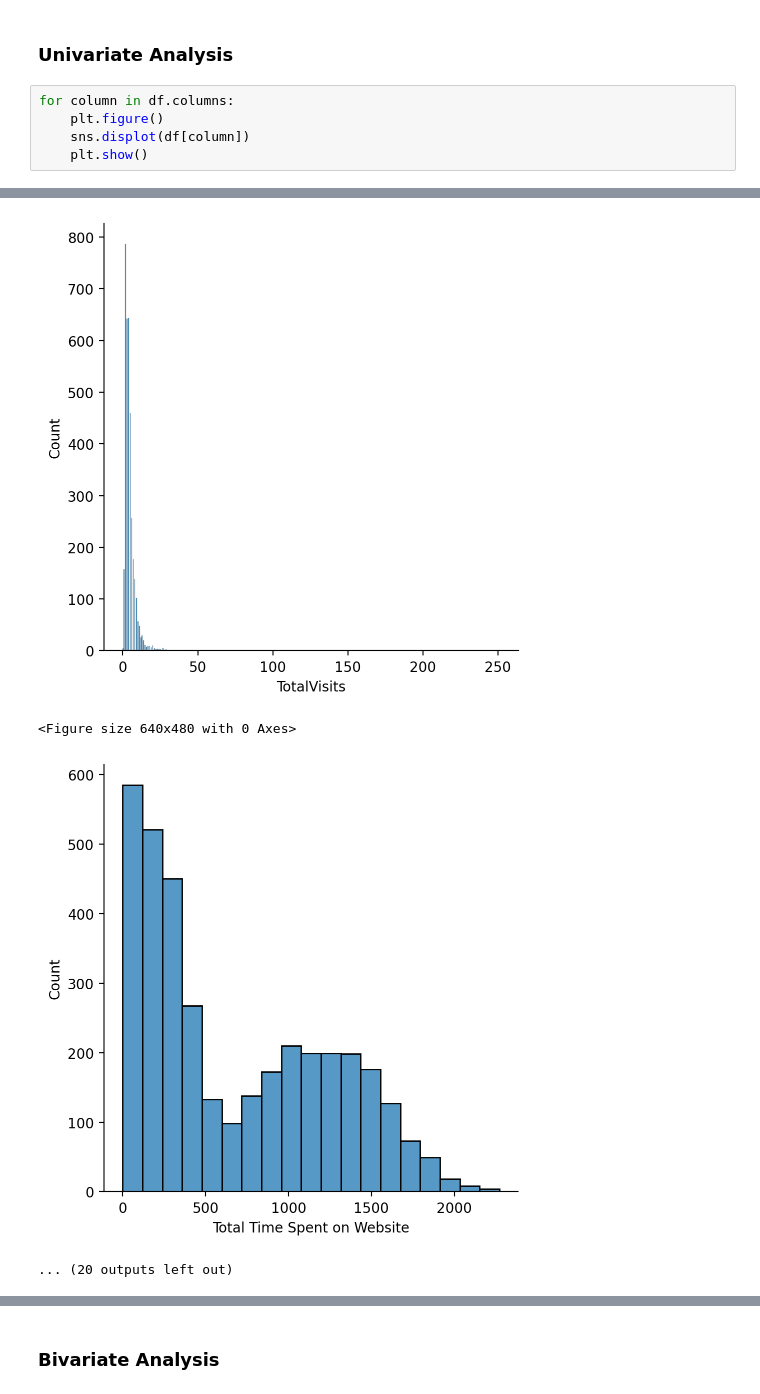
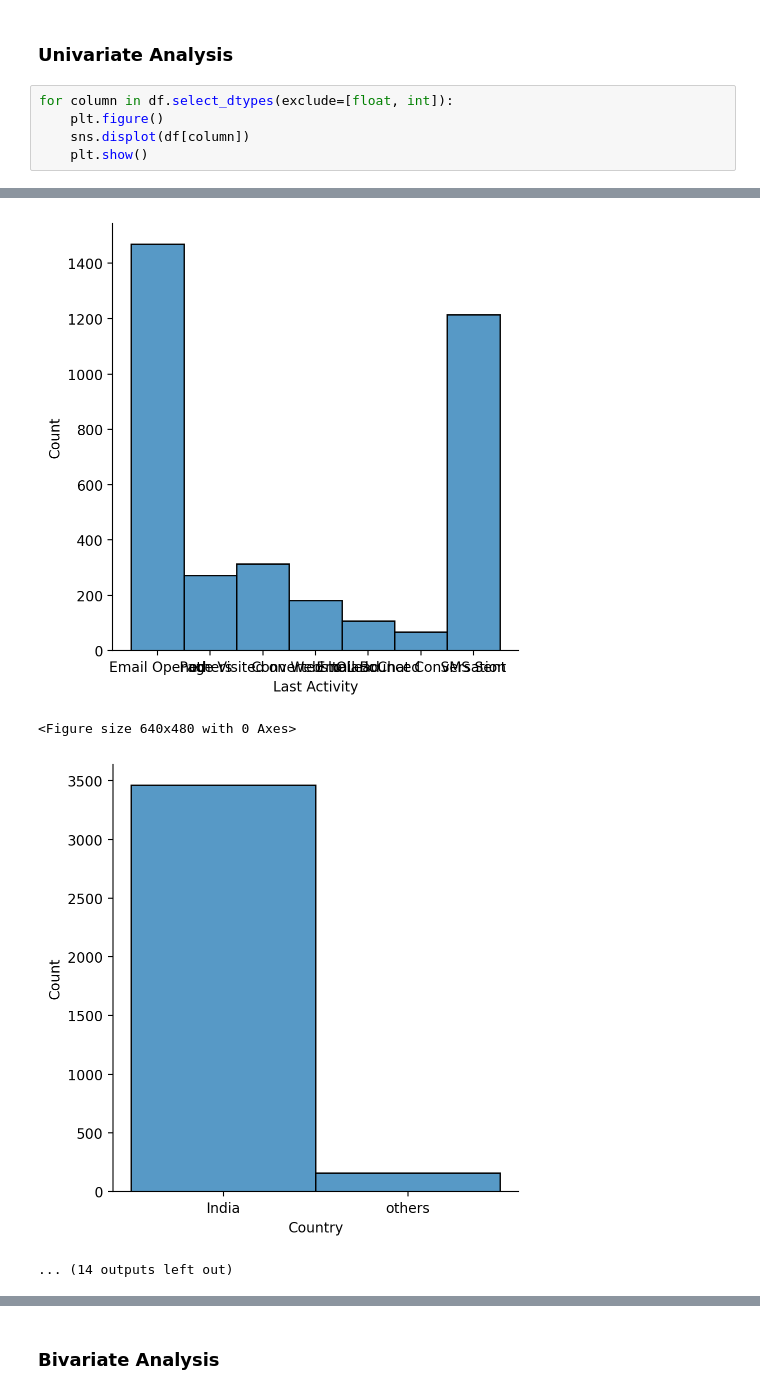
Before and after one commit to notvarunseth/ml-assignment, a Jupyter notebook: 1_notebook.ipynb, the cells around one changed output, grey strips where cells are left out. Cells and saved outputs as stored; diff of their text form.

```diff
--- a/1_notebook.ipynb
+++ b/1_notebook.ipynb
@@ -379,21 +379,21 @@ df = pd.read_pickle('cleaning_final.pkl')
 # %% [markdown]
 ### Univariate Analysis
 # %%
-for column in df.columns:
+for column in df.select_dtypes(exclude=[float, int]):
     plt.figure()
     sns.displot(df[column])
     plt.show()
 # %% [output]
 <Figure size 640x480 with 0 Axes>
 [figure]
 <Figure size 640x480 with 0 Axes>
 [figure]
 <Figure size 640x480 with 0 Axes>
 [figure]
 <Figure size 640x480 with 0 Axes>
 [figure]
 <Figure size 640x480 with 0 Axes>
-[figure, old version]
+[figure, new version]
 <Figure size 640x480 with 0 Axes>
-[figure, old version]
+[figure, new version]
-... (20 outputs left out)
+... (14 outputs left out)
```
Also changed, not shown: parts of 1 cell of this notebook.
